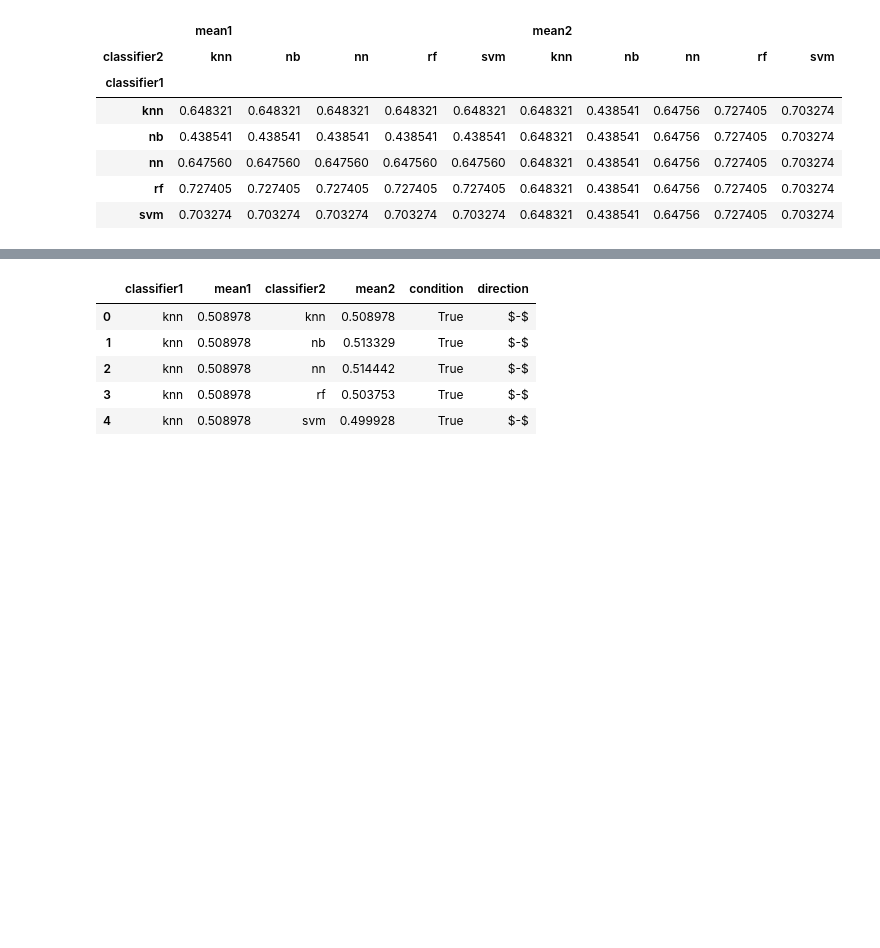
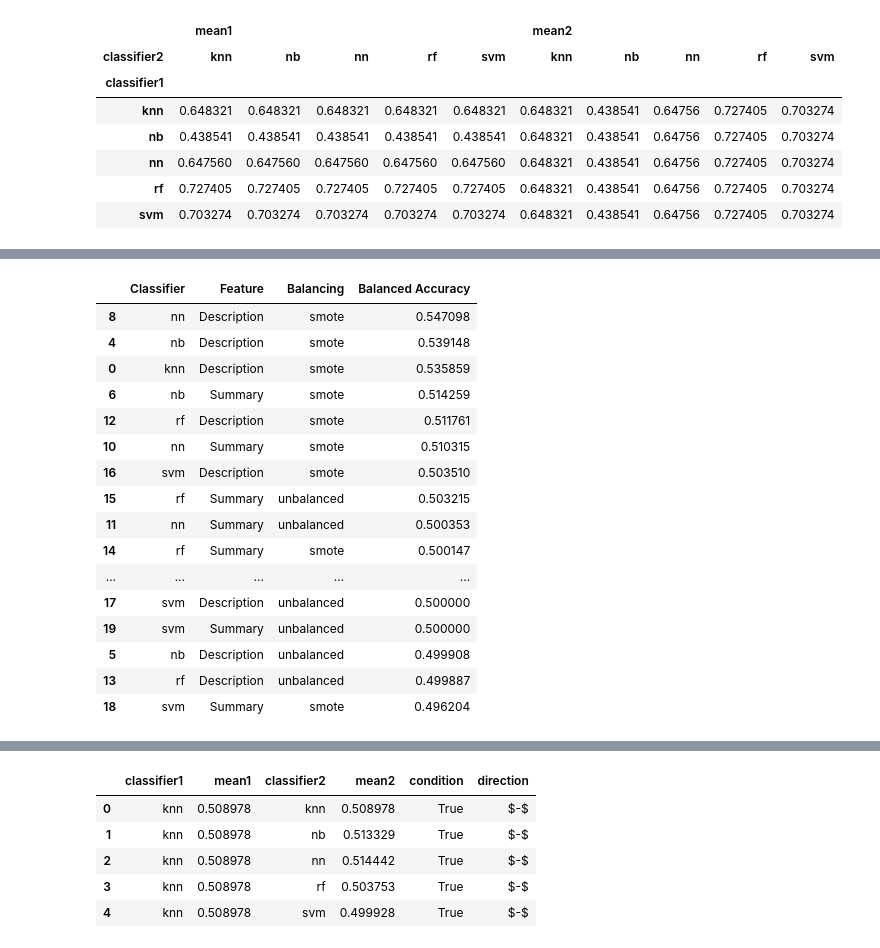
Before and after one commit to gomesluiz/long-lived-bug-predictor, a Jupyter notebook: notebooks/20200912_long_lived_prediction_rq4_data_analysis.ipynb, the cells around one changed output, grey strips where cells are left out. Cells and saved outputs as stored; diff of their text form; code cells hidden in the pictures; blank space fills up the shorter version.

```diff
--- a/notebooks/20200912_long_lived_prediction_rq4_data_analysis.ipynb
+++ b/notebooks/20200912_long_lived_prediction_rq4_data_analysis.ipynb
@@ -243,3 +198,29 @@ Name: balanced_acc, dtype: float64
+# %%
+eclipse_metrics_in_test_pivoted = pd.pivot_table (eclipse_metrics_in_test, index=['classifier', 'feature', 'balancing'], values=['balanced_acc'], aggfunc=[np.mean])
+eclipse_metrics_in_test_flattened = pd.DataFrame(eclipse_metrics_in_test_pivoted.to_records())
+eclipse_metrics_in_test_flattened.rename({'classifier': 'Classifier', 'feature': 'Feature', 'balancing': 'Balancing', "('mean', 'balanced_acc')": 'Balanced Accuracy'}, axis='columns', inplace=True)
+eclipse_metrics_in_test_flattened = eclipse_metrics_in_test_flattened.sort_values('Balanced Accuracy', ascending=False)
+eclipse_metrics_in_test_flattened.loc[eclipse_metrics_in_test_flattened.Feature == "long_description", "Feature"] = "Description"
+eclipse_metrics_in_test_flattened.loc[eclipse_metrics_in_test_flattened.Feature == "short_description", "Feature"] = "Summary"
+display(eclipse_metrics_in_test_flattened)
+# %% [output]
+|  | Classifier | Feature | Balancing | Balanced Accuracy |
+| 8 | nn | Description | smote | 0.547098 |
+| 4 | nb | Description | smote | 0.539148 |
+| 0 | knn | Description | smote | 0.535859 |
+| 6 | nb | Summary | smote | 0.514259 |
+| 12 | rf | Description | smote | 0.511761 |
+| 10 | nn | Summary | smote | 0.510315 |
+| 16 | svm | Description | smote | 0.503510 |
+| 15 | rf | Summary | unbalanced | 0.503215 |
+| 11 | nn | Summary | unbalanced | 0.500353 |
+| 14 | rf | Summary | smote | 0.500147 |
+| ... | ... | ... | ... | ... |
+| 17 | svm | Description | unbalanced | 0.500000 |
+| 19 | svm | Summary | unbalanced | 0.500000 |
+| 5 | nb | Description | unbalanced | 0.499908 |
+| 13 | rf | Description | unbalanced | 0.499887 |
+| 18 | svm | Summary | smote | 0.496204 |
 # %%
 eclipse_metrics_in_test_pivoted = pd.pivot_table (eclipse_metrics_in_test, index=['seed'], columns='classifier', values=['sensitivity', 'specificity', 'balanced_acc'])
 eclipse_metrics_in_test_pivoted.head()
```
Also changed, not shown: parts of 12 cells of this notebook, 4 other files.
